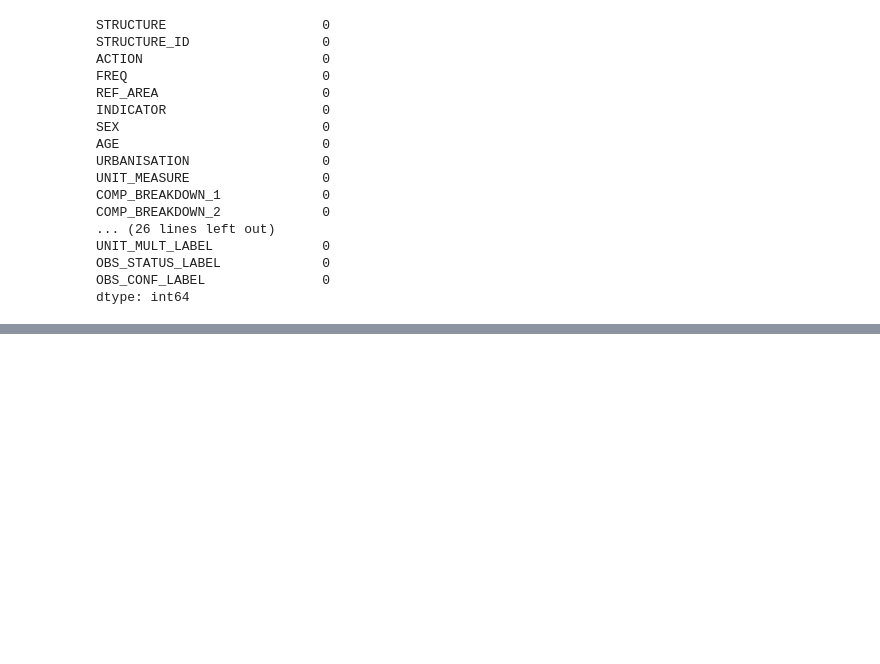
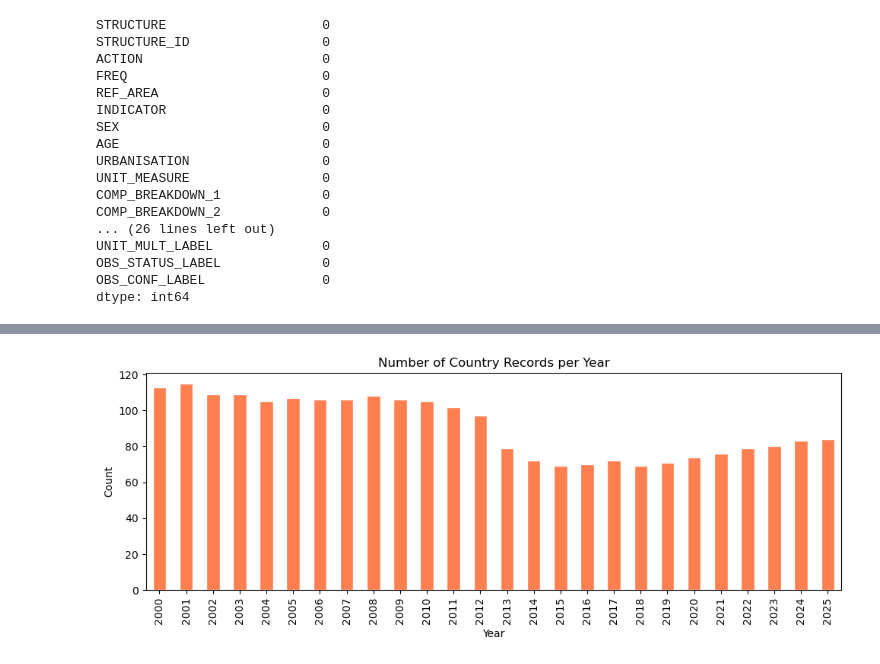
Before and after one commit to senara20240943-droid/Data-science-ICW, a Jupyter notebook: Data cleaning.ipynb, the cells around one changed output, grey strips where cells are left out. Cells and saved outputs as stored; diff of their text form; code cells hidden in the pictures; blank space fills up the shorter version.

```diff
--- a/Data cleaning.ipynb
+++ b/Data cleaning.ipynb
@@ -52,0 +126,10 @@ dtype: int64
+# %%
+plt.figure(figsize=(10, 4))
+df["year"].value_counts().sort_index().plot(kind="bar", color="coral", edgecolor="white")
+plt.title("Number of Country Records per Year")
+plt.xlabel("Year")
+plt.ylabel("Count")
+plt.tight_layout()
+plt.show()
+# %% [output]
+[figure, added]
```
Also changed, not shown: parts of 13 cells of this notebook, 1 other file.
